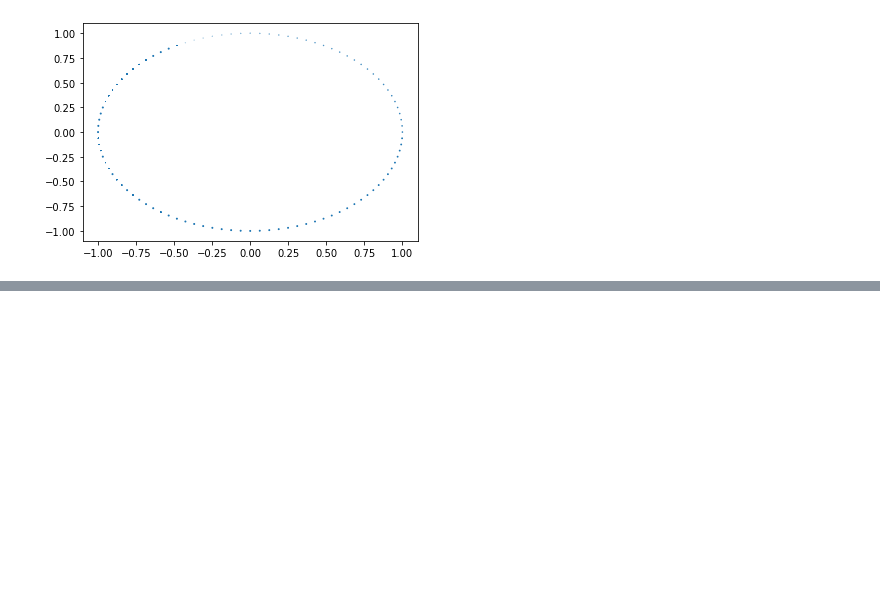
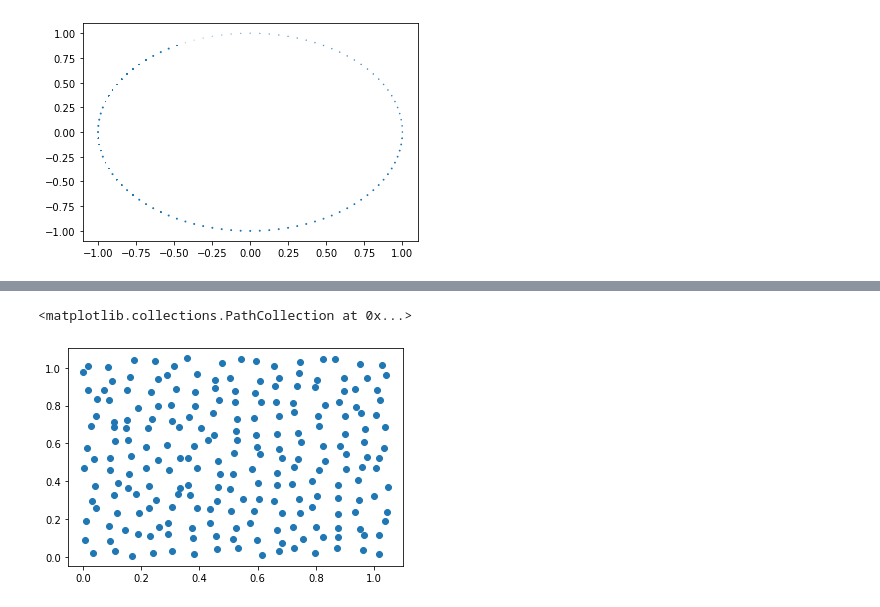
Before and after one commit to edoput/topological-data-analysis, a Jupyter notebook: circular coordinates.ipynb, the cells around one changed output, grey strips where cells are left out. Cells and saved outputs as stored; diff of their text form; code cells hidden in the pictures; blank space fills up the shorter version.

```diff
--- a/circular coordinates.ipynb
+++ b/circular coordinates.ipynb
@@ -297,0 +368,13 @@ result = ripser()
+# %%
+%%space flat-torus
+
+n=15
+t = np.linspace(0,1,n)
+x,y = np.meshgrid(t,t)
+x = np.reshape(x, (n*n,1))
+y = np.reshape(y, (n*n,1))
+X = np.hstack([x, y]) + 0.05*np.random.random((n*n,2))
+plt.scatter(X[:,0], X[:,1])
+# %% [output]
+<matplotlib.collections.PathCollection at 0x...>
+[figure, added]
```
Also changed, not shown: parts of 15 cells of this notebook.
